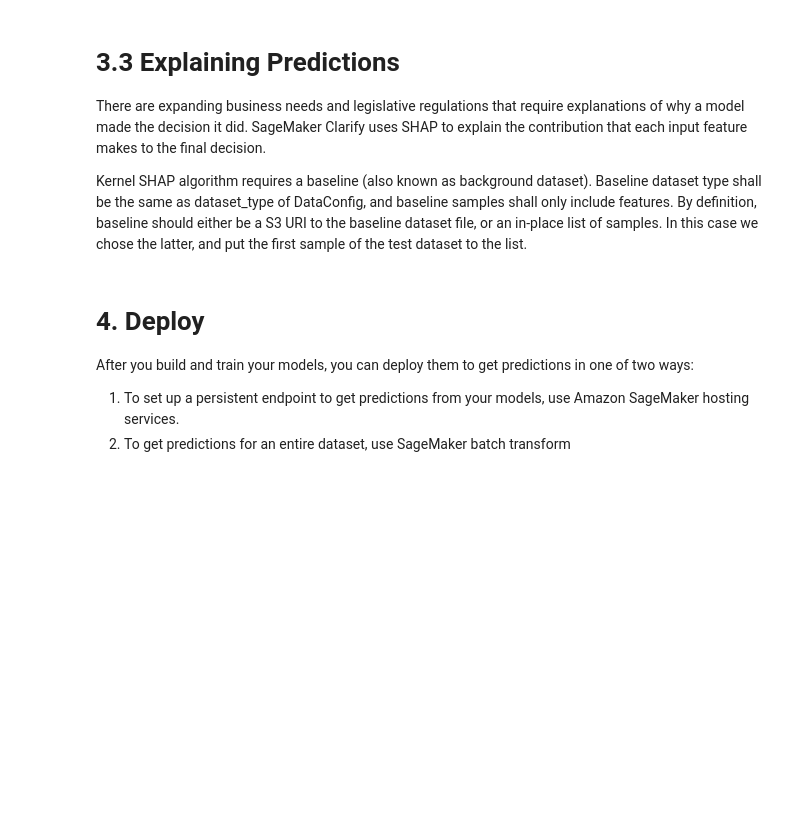
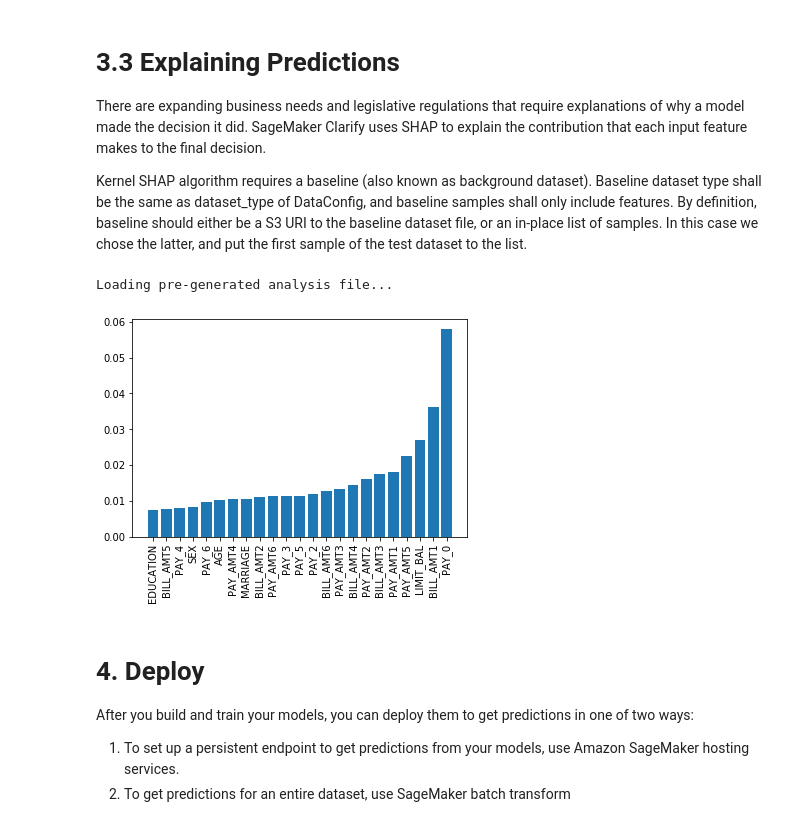
Before and after one commit to Amirosimani/sm-tutorial, a Jupyter notebook: 2 hour/studio_tutorial.ipynb, the cells around one changed output. Drawn from its saved outputs; the diff is of its cells as text; code cells hidden in the pictures; blank space fills up the shorter version.

```diff
--- a/2 hour/studio_tutorial.ipynb
+++ b/2 hour/studio_tutorial.ipynb
@@ -360,22 +403,24 @@ else:
 
 with open('./output/explainability_analysis.json', 'r') as f:
         analysis_result = json.load(f)
-
-# convert analysis result to dataframe
-shap_values = pd.DataFrame(analysis_result['explanations']['kernel_shap']["label0"])
-importances = shap_values['global_shap_values'].sort_values(ascending=False)
+# %% [output]
+Loading pre-generated analysis file...
+# %%
+# convert analysis result to dataframe
+my_dict = analysis_result['explanations']['kernel_shap']["label0"]['global_shap_values']
+my_dict = dict(sorted(my_dict.items(), key=lambda item: item[1]))
 # %%
 # visualize explainability result
-fig, ax = plt.subplots()
-n = 10
-y_pos = np.arange(n)
-importance_scores = importances.values[:n]
-y_label = importances.index[:n]
+plt.bar(*zip(*my_dict.items()))
 ax.barh(y_pos, importance_scores, align='center')
 ax.set_yticks(y_pos)
 ax.set_yticklabels(y_label)
 ax.invert_yaxis()
+plt.xticks(rotation=90)
 ax.set_xlabel('SHAP Value (impact on model output)');
+plt.show()
+# %% [output]
+[figure, added]
 # %% [markdown]
 # 4. Deploy
 After you build and train your models, you can deploy them to get predictions in one of two ways:
```
Also changed, not shown: parts of 14 cells of this notebook, 1 other file.
